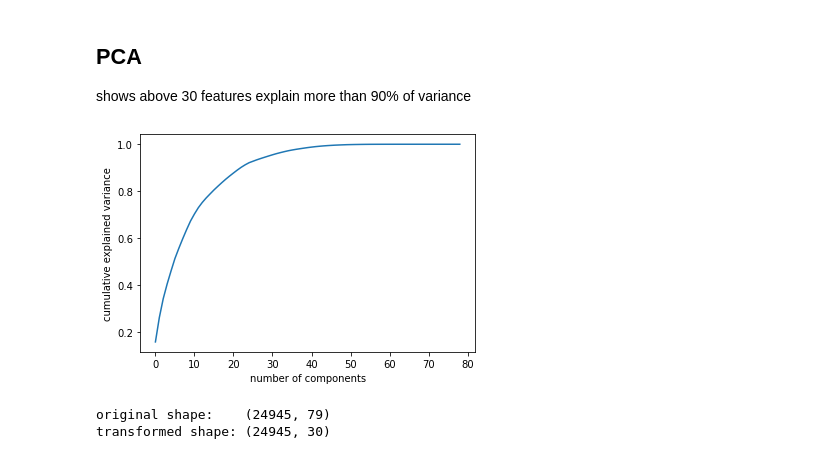
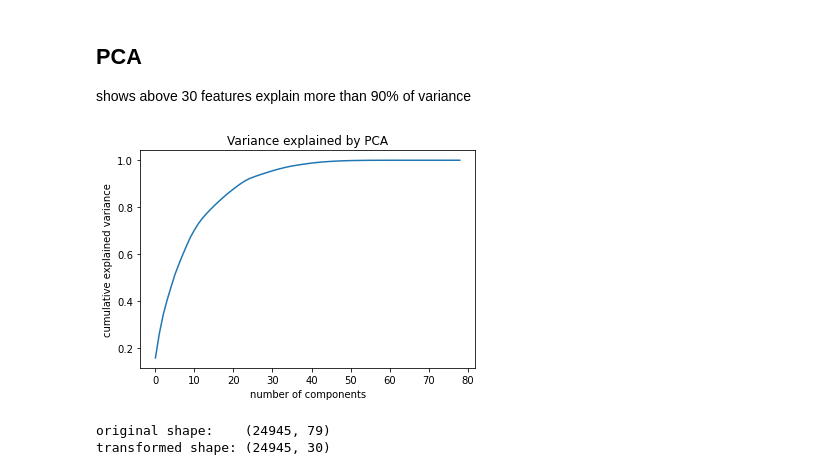
Before and after one commit to Spencer-Weston/W207_Final_NBA_Prediction, a Jupyter notebook: DEA_NBA_Baseline.ipynb, the cells around one changed output. Drawn from its saved outputs; the diff is of its cells as text; code cells hidden in the pictures.

```diff
--- a/DEA_NBA_Baseline.ipynb
+++ b/DEA_NBA_Baseline.ipynb
@@ -432,10 +428,11 @@ shows above 30 features explain more than 90% of variance
 # %%
 pca = PCA().fit(game_without_outcome)
 plt.plot(np.cumsum(pca.explained_variance_ratio_))
 plt.xlabel('number of components')
-plt.ylabel('cumulative explained variance');
+plt.ylabel('cumulative explained variance')
+plt.title('Variance explained by PCA');
 # %% [output]
-[figure, old version]
+[figure, new version]
 # %%
 pca = PCA(n_components=30)
 game_without_outcome_pca = pca.fit_transform(game_without_outcome)
```
Also changed, not shown: parts of 8 cells of this notebook.
